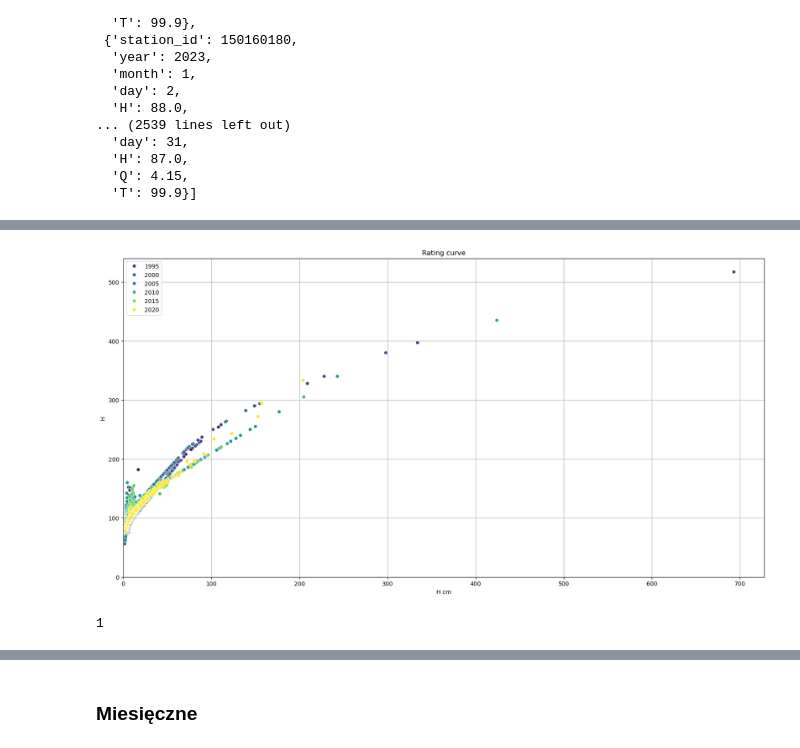
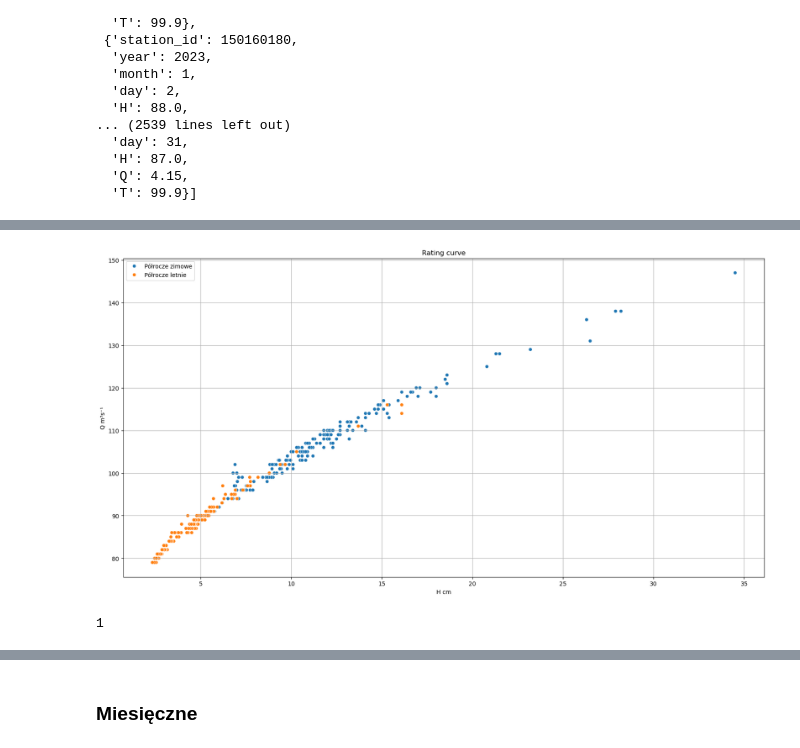
Before and after one commit to Daldek/IMGWTools, a Jupyter notebook: Notebooks/Stats.ipynb, the cells around one changed output, grey strips where cells are left out. Saved outputs shown, nothing was run; the diff lists cells and outputs as text; code cells hidden in the pictures.

Commit message:
Rating curve

```diff
--- a/Notebooks/Stats.ipynb
+++ b/Notebooks/Stats.ipynb
@@ -81,9 +81,9 @@ Q                     NaN
 T                     NaN
 Name: 120, dtype: float64
 # %%
-dobowe.plt_rating_curve()
+dobowe.plt_rating_curve(year=2018, season="all")
 # %% [output]
-[figure, old version]
+[figure, new version]
 1
 # %%
 dobowe.plt_daily_flows(qlim=200)
```
Also changed, not shown: parts of 5 cells of this notebook, 1 other file.
